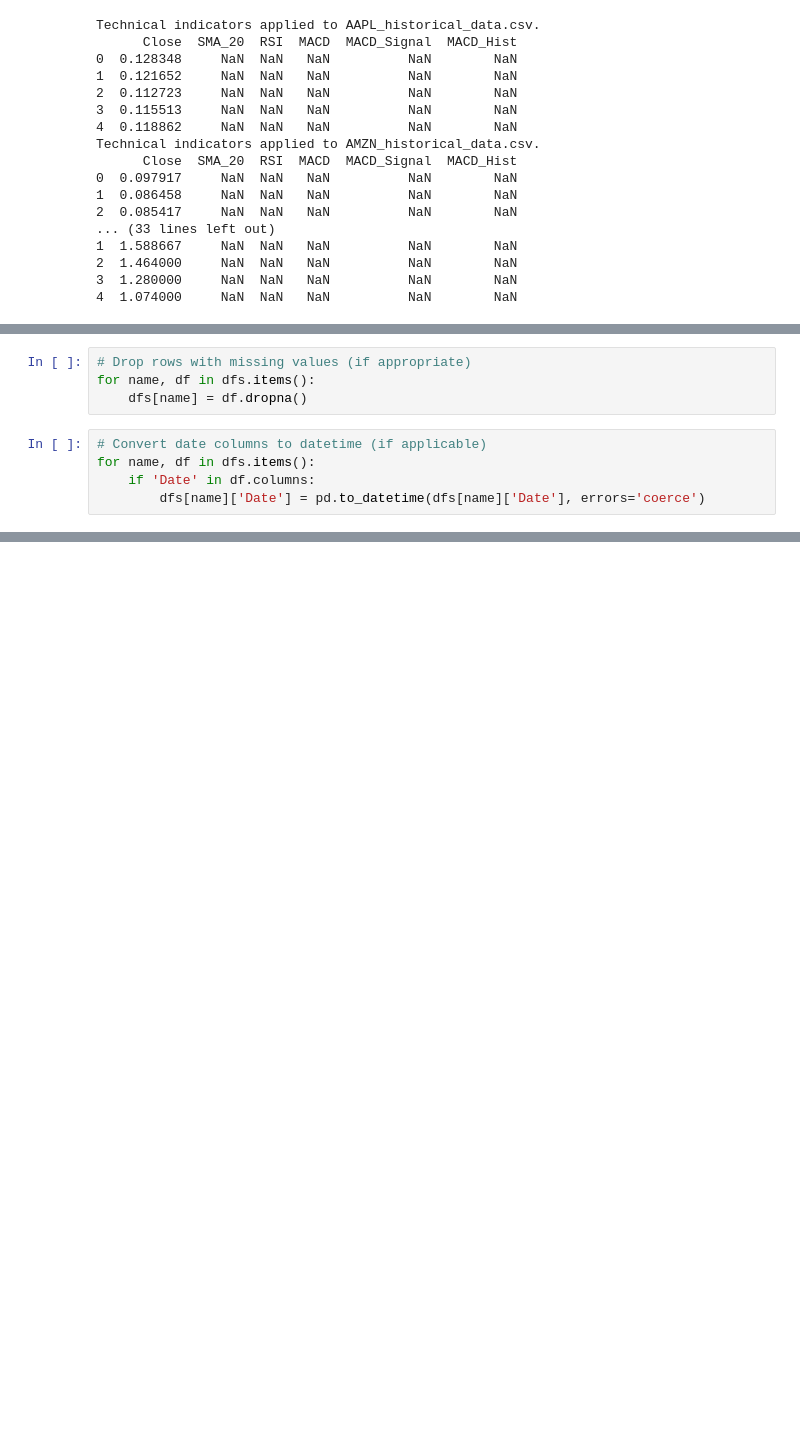
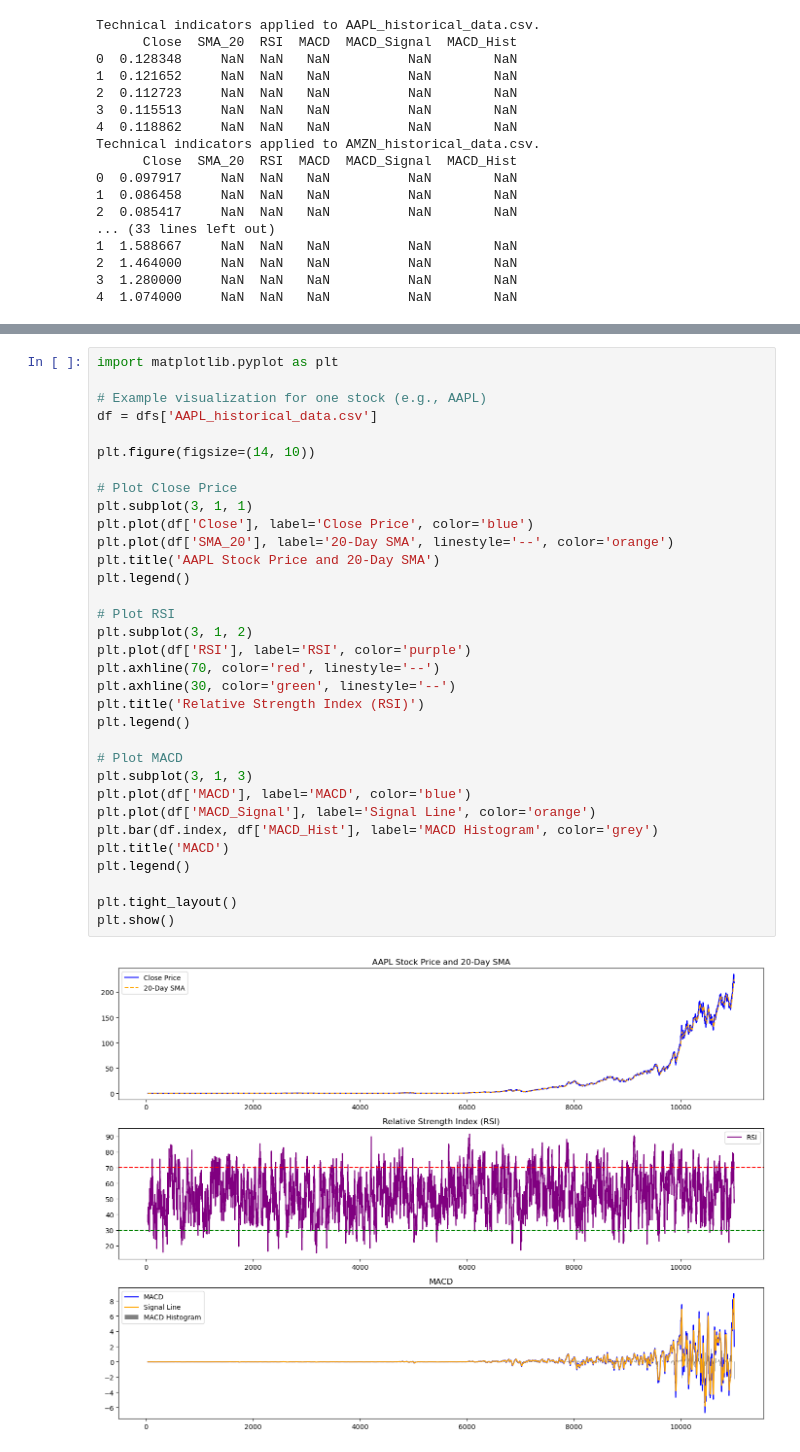
Before and after one commit to Begizew2112/kifiyaweek1, a Jupyter notebook: task2/notebooks/task2financial_analysis.ipynb, the cells around one changed output, grey strips where cells are left out. Cells and saved outputs as stored; diff of their text form; blank space fills up the shorter version.

```diff
--- a/notebooks/task2/task2financial_analysis.ipynb
+++ b/task2/notebooks/task2financial_analysis.ipynb
@@ -218,12 +217,3 @@ Technical indicators applied to TSLA_historical_data.csv.
 36  1.252667  1.319700  40.950221 -0.018499    -0.002147  -0.016352
 37  1.273333  1.312400  43.097644 -0.017113    -0.005140  -0.011973
 [figure]
-# %%
-# Drop rows with missing values (if appropriate)
-for name, df in dfs.items():
-    dfs[name] = df.dropna()
-# %%
-# Convert date columns to datetime (if applicable)
-for name, df in dfs.items():
-    if 'Date' in df.columns:
-        dfs[name]['Date'] = pd.to_datetime(dfs[name]['Date'], errors='coerce')
@@ -270,0 +220,35 @@ AMZN_historical_data.csv Technical Indicators:
+# %%
+import matplotlib.pyplot as plt
+
+# Example visualization for one stock (e.g., AAPL)
+df = dfs['AAPL_historical_data.csv']
+
+plt.figure(figsize=(14, 10))
+
+# Plot Close Price
+plt.subplot(3, 1, 1)
+plt.plot(df['Close'], label='Close Price', color='blue')
+plt.plot(df['SMA_20'], label='20-Day SMA', linestyle='--', color='orange')
+plt.title('AAPL Stock Price and 20-Day SMA')
+plt.legend()
+
+# Plot RSI
+plt.subplot(3, 1, 2)
+plt.plot(df['RSI'], label='RSI', color='purple')
+plt.axhline(70, color='red', linestyle='--')
+plt.axhline(30, color='green', linestyle='--')
+plt.title('Relative Strength Index (RSI)')
+plt.legend()
+
+# Plot MACD
+plt.subplot(3, 1, 3)
+plt.plot(df['MACD'], label='MACD', color='blue')
+plt.plot(df['MACD_Signal'], label='Signal Line', color='orange')
+plt.bar(df.index, df['MACD_Hist'], label='MACD Histogram', color='grey')
+plt.title('MACD')
+plt.legend()
+
+plt.tight_layout()
+plt.show()
+# %% [output]
+[figure, added]
```
Also changed, not shown: parts of 7 cells of this notebook, 6 other files.
